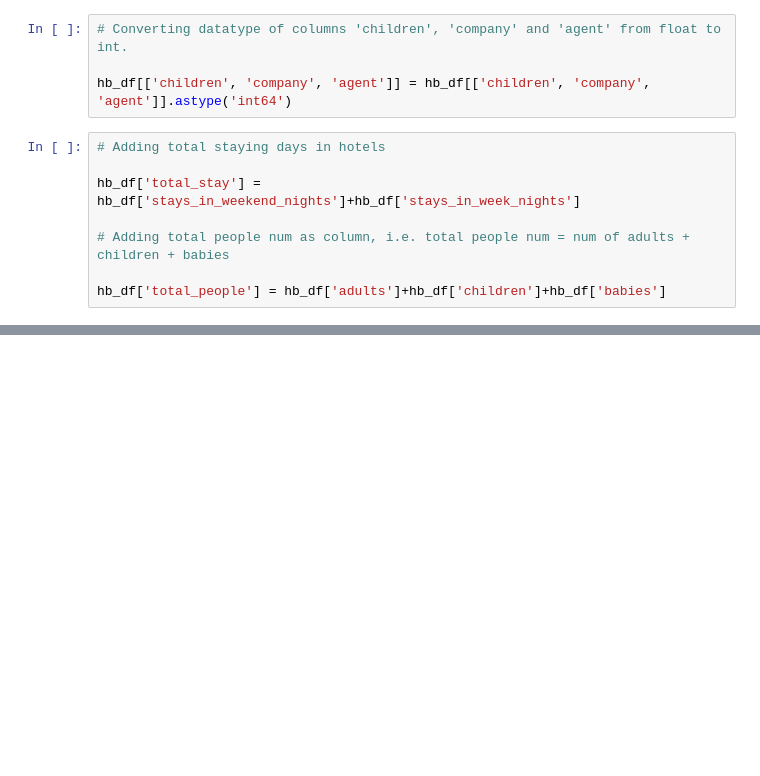
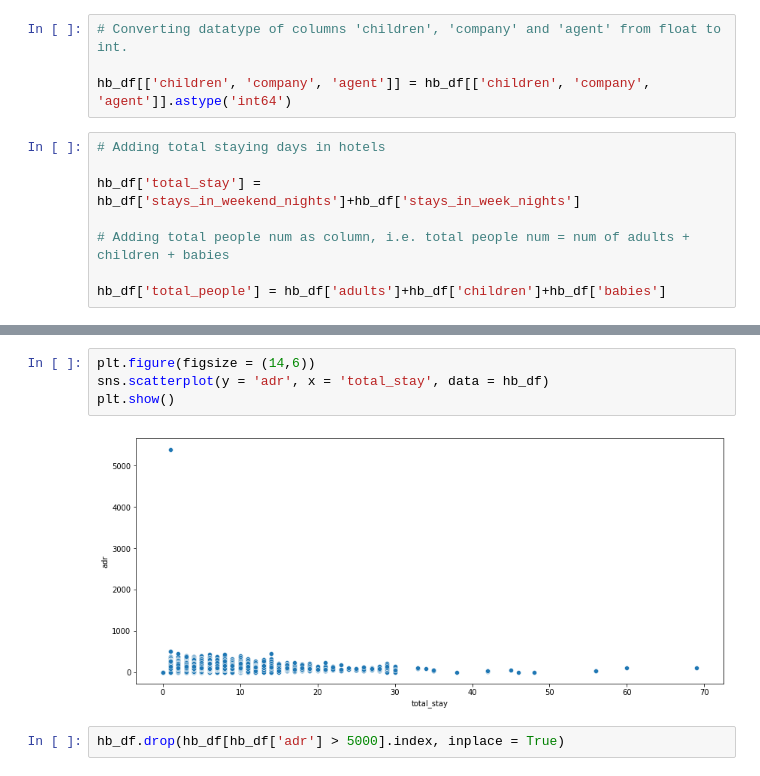
Before and after one commit to suyashApatil/Hotel-booking-analysis, a Jupyter notebook: Copy_of_Hotel_Booking_Analysis_Capstone_Project.ipynb, the cells around one changed output, grey strips where cells are left out. Drawn from its saved outputs; the diff is of its cells as text; blank space fills up the shorter version.

```diff
--- a/Copy_of_Hotel_Booking_Analysis_Capstone_Project.ipynb
+++ b/Copy_of_Hotel_Booking_Analysis_Capstone_Project.ipynb
@@ -137,0 +151,8 @@ hb_df['total_people'] = hb_df['adults']+hb_df['children']+hb_df['babies']
+# %%
+plt.figure(figsize = (14,6))
+sns.scatterplot(y = 'adr', x = 'total_stay', data = hb_df)
+plt.show()
+# %% [output]
+[figure, added]
+# %%
+hb_df.drop(hb_df[hb_df['adr'] > 5000].index, inplace = True)
```
Also changed, not shown: parts of 37 cells of this notebook.
